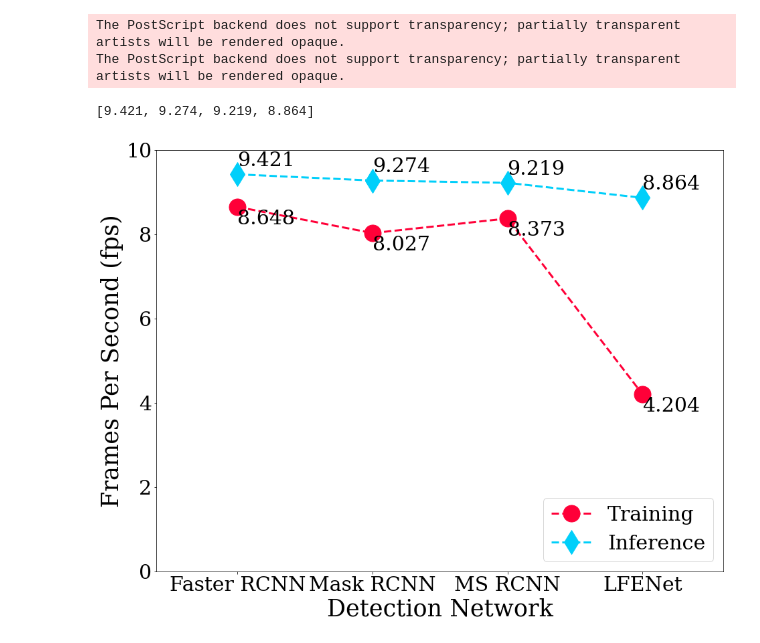
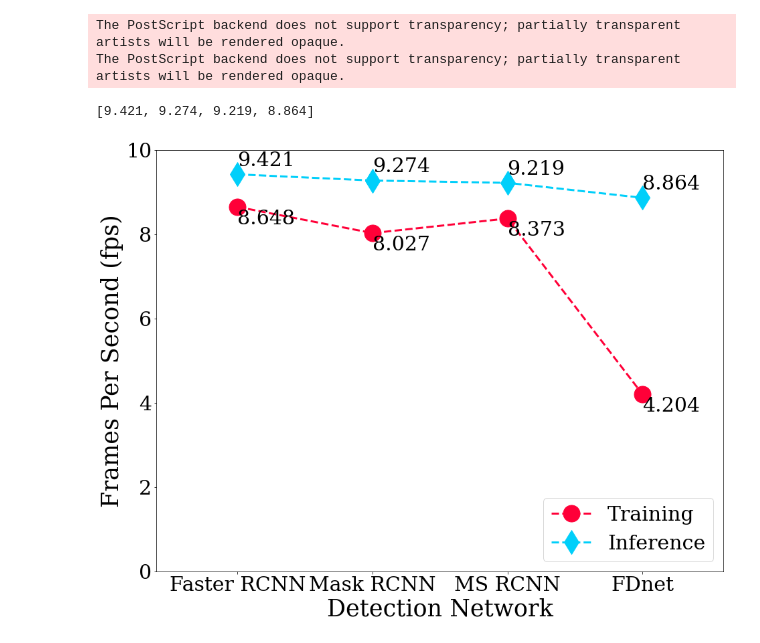
Before and after one commit to darkblack4u/Thyroid_Solid_Nodule, a Jupyter notebook: code/mmdetection/tool_time.ipynb, the cells around one changed output. Drawn from its saved outputs; the diff is of its cells as text; code cells hidden in the pictures.

```diff
--- a/code/mmdetection/tool_time.ipynb
+++ b/code/mmdetection/tool_time.ipynb
@@ -131,36 +131,36 @@ if __name__ == "__main__":
                         ha='center', va='bottom', fontsize=13)
 
     # 柱状图
-    labels = ['Faster RCNN', 'Mask RCNN', 'MS RCNN', 'LFENet']
+    labels = ['Faster RCNN', 'Mask RCNN', 'MS RCNN', 'FDnet']
 
 #     means_public = [round(1/time1.mean(), 3), round(1/time2.mean(), 3), round(1/time3.mean(), 3), round(1/time4.mean(), 3)]     #public 均值
     means_chenzhou = [round(1/time5.mean(), 3), round(1/time6.mean(), 3), round(1/time7.mean(), 3), round(1/time8.mean(), 3)]   #chenzhou 均值
     means_chenzhouin = [round((1/time9.mean()) + 1.7, 3), round(1/time10.mean(), 3), round(1/time11.mean(), 3), round(1/time12.mean(), 3)]   #chenzhou 均值
     print(means_chenzhouin)
     width = 0.7  # the width of the bars
 
     fig, ax = plt.subplots(figsize=(13,10), constrained_layout=True)
 
     line1 = ax.plot(labels, means_chenzhou, color='#FF0038', marker='o', linestyle='dashed', linewidth=3, markersize=25)
     line2 = ax.plot(labels, means_chenzhouin, color='#00CFFA', marker='d', linestyle='dashed', linewidth=3, markersize=25)
 
     for d, l, r in zip(labels, means_chenzhouin, means_chenzhouin):
         ax.text(d, l +0.2, r,  fontsize=30, style='normal')
     for d, l, r in zip(labels, means_chenzhou, means_chenzhou):
         ax.text(d, l - 0.4, r,  fontsize=30, style='normal')
     ax.tick_params(labelsize=30)
     ax.set_xlabel('Detection Network', fontsize=35)
     ax.set_ylabel('Frames Per Second (fps)', fontsize=35)
     plt.ylim(0, 10)
     ax.legend(labels=['Training','Inference'],loc='lower right', fontsize=30)
 
     ax.margins(0.2)
     plt.savefig('logs/different_time.eps', format='eps', dpi=1000)
 
 
     plt.show()
 # %% [output]
 The PostScript backend does not support transparency; partially transparent artists will be rendered opaque.
 The PostScript backend does not support transparency; partially transparent artists will be rendered opaque.
 [9.421, 9.274, 9.219, 8.864]
-[figure, old version]
+[figure, new version]
```
Also changed, not shown: 2 other files.
